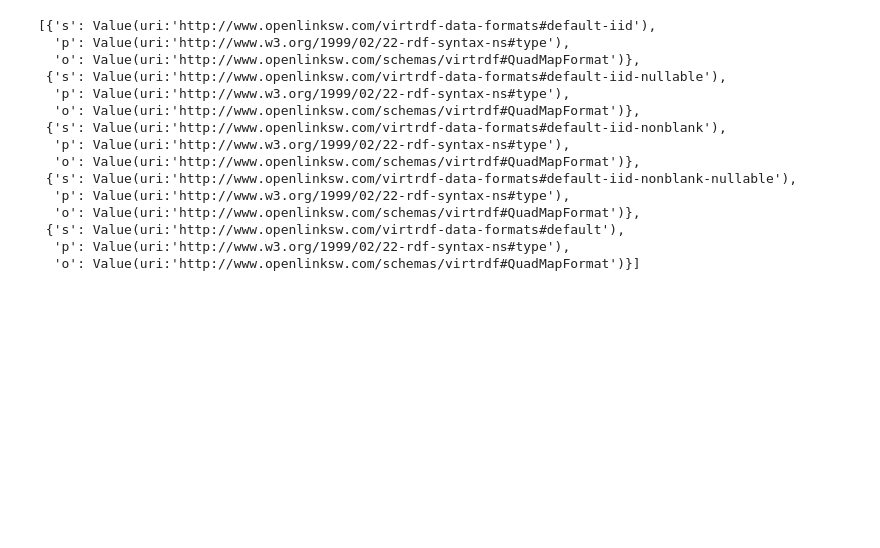
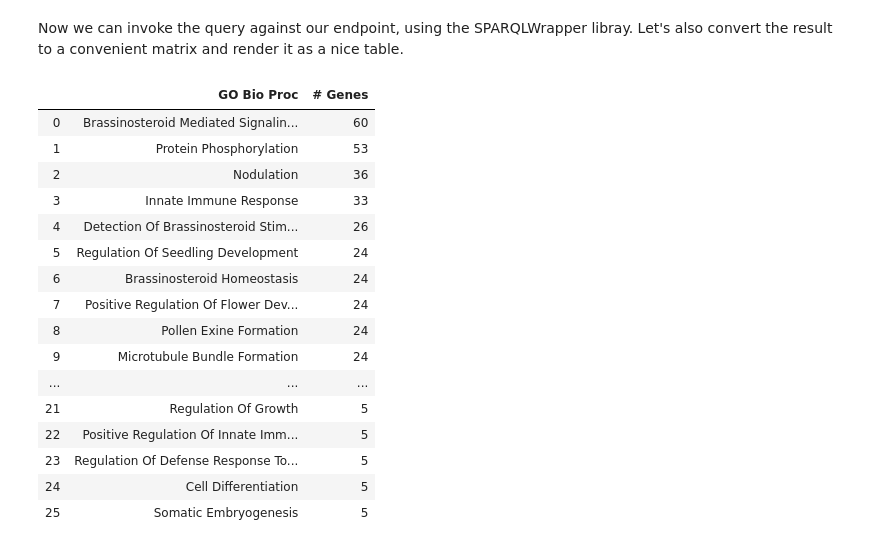
Before and after one commit to marco-brandizi/jupyter-test, a Jupyter notebook: sparqlwrapper-test.ipynb, the cells around one changed output. Saved outputs shown, nothing was run; the diff lists cells and outputs as text; code cells hidden in the pictures; blank space fills up the shorter version.

Commit message:
Finishing drafts for SPARQL and Neo4j demos.

```diff
--- a/sparqlwrapper-test.ipynb
+++ b/sparqlwrapper-test.ipynb
@@ -1,25 +56,35 @@
+# %% [markdown]
+Now we can invoke the query against our endpoint, using the SPARQLWrapper libray. Let's also convert the result to a convenient matrix and render it as a nice table.
 # %%
 from SPARQLWrapper import SPARQLWrapper2
 
-query = "SELECT * WHERE { ?s ?p ?o. } LIMIT 5"
+# Go with the query
 sparql = SPARQLWrapper2 ( "http://knetminer-data.cyverseuk.org/lodestar/sparql" )
 sparql.setQuery ( query )
 
+# Clean it up
 result = sparql.query().bindings
-display ( result )
+result = [ [ r['bioProcName'].value, int ( r['genes'].value ) ] for r in result ]
+
+# Render nicely
+import pandas as pd
+dframe = pd.DataFrame ( result, columns = [ "GO Bio Proc", "# Genes" ] )
+display ( dframe )
 # %% [output]
-[{'s': Value(uri:'http://www.openlinksw.com/virtrdf-data-formats#default-iid'),
-  'p': Value(uri:'http://www.w3.org/1999/02/22-rdf-syntax-ns#type'),
-  'o': Value(uri:'http://www.openlinksw.com/schemas/virtrdf#QuadMapFormat')},
- {'s': Value(uri:'http://www.openlinksw.com/virtrdf-data-formats#default-iid-nullable'),
-  'p': Value(uri:'http://www.w3.org/1999/02/22-rdf-syntax-ns#type'),
-  'o': Value(uri:'http://www.openlinksw.com/schemas/virtrdf#QuadMapFormat')},
- {'s': Value(uri:'http://www.openlinksw.com/virtrdf-data-formats#default-iid-nonblank'),
-  'p': Value(uri:'http://www.w3.org/1999/02/22-rdf-syntax-ns#type'),
-  'o': Value(uri:'http://www.openlinksw.com/schemas/virtrdf#QuadMapFormat')},
- {'s': Value(uri:'http://www.openlinksw.com/virtrdf-data-formats#default-iid-nonblank-nullable'),
-  'p': Value(uri:'http://www.w3.org/1999/02/22-rdf-syntax-ns#type'),
-  'o': Value(uri:'http://www.openlinksw.com/schemas/virtrdf#QuadMapFormat')},
- {'s': Value(uri:'http://www.openlinksw.com/virtrdf-data-formats#default'),
-  'p': Value(uri:'http://www.w3.org/1999/02/22-rdf-syntax-ns#type'),
-  'o': Value(uri:'http://www.openlinksw.com/schemas/virtrdf#QuadMapFormat')}]
+|  | GO Bio Proc | # Genes |
+| 0 | Brassinosteroid Mediated Signalin... | 60 |
+| 1 | Protein Phosphorylation | 53 |
+| 2 | Nodulation | 36 |
+| 3 | Innate Immune Response | 33 |
+| 4 | Detection Of Brassinosteroid Stim... | 26 |
+| 5 | Regulation Of Seedling Development | 24 |
+| 6 | Brassinosteroid Homeostasis | 24 |
+| 7 | Positive Regulation Of Flower Dev... | 24 |
+| 8 | Pollen Exine Formation | 24 |
+| 9 | Microtubule Bundle Formation | 24 |
+| ... | ... | ... |
+| 21 | Regulation Of Growth | 5 |
+| 22 | Positive Regulation Of Innate Imm... | 5 |
+| 23 | Regulation Of Defense Response To... | 5 |
+| 24 | Cell Differentiation | 5 |
+| 25 | Somatic Embryogenesis | 5 |
```
Also changed, not shown: parts of 4 cells of this notebook, 5 other files.
